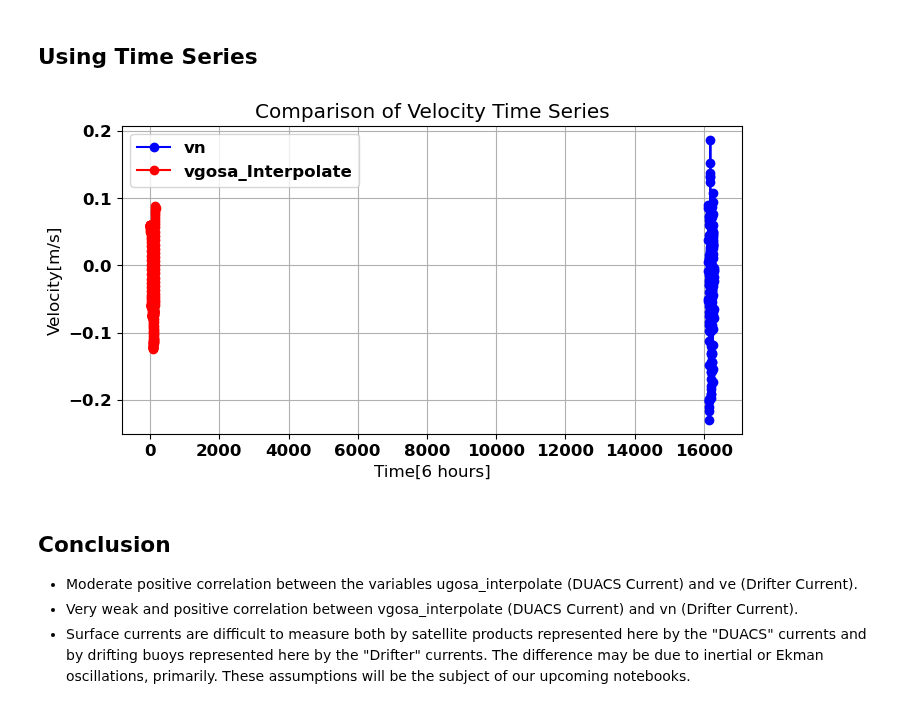
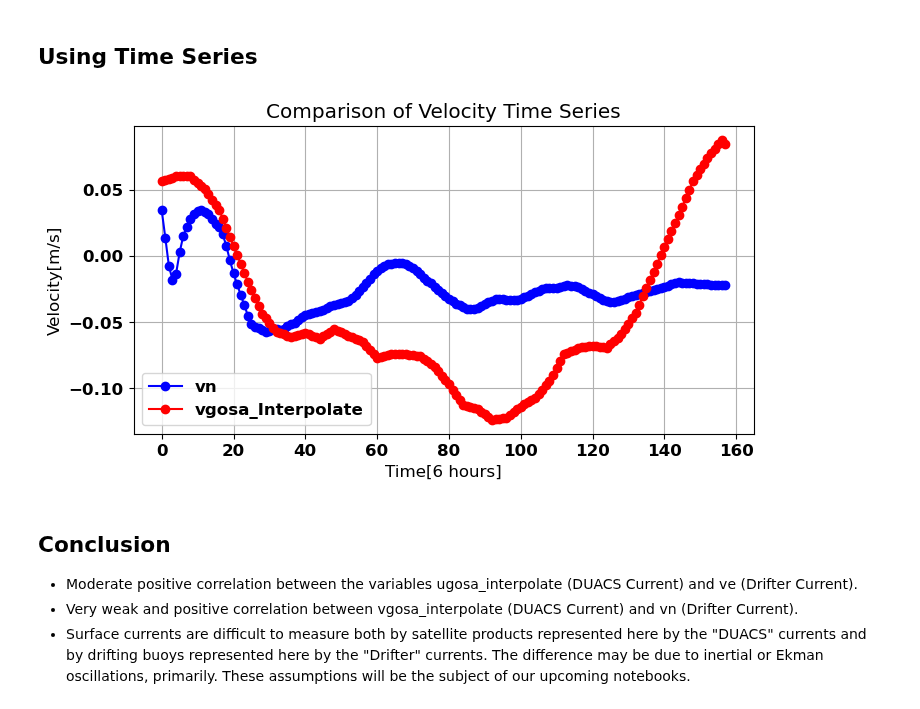
Before and after one commit to Julio-Leonel-Donfack/Courants-Derivants-Cmems, a Jupyter notebook: 3-interpolation-cmems-drifter-62.ipynb, the cells around one changed output. Saved outputs shown, nothing was run; the diff lists cells and outputs as text; code cells hidden in the pictures.

```diff
--- a/3-interpolation-cmems-drifter-62.ipynb
+++ b/3-interpolation-cmems-drifter-62.ipynb
@@ -205,8 +205,7 @@ interpolated_values_ugosa = interpolated_data['ugosa'].values
 # note that interpolated_variable is a function of time, longitude and latitude.
 # We average over longitude and latitude to have it over time and has a dimension
 
-mean_ugosa_1=np.mean(interpolated_values_ugosa, axis=1)
-mean_ugosa_2=np.mean(mean_ugosa_1, axis=1)
+mean_ugosa_2=np.mean(interpolated_values_ugosa, axis=(1, 2))
 df_1['ugosa'] = mean_ugosa_2
 
 # Plot the interpolated data
@@ -254,8 +253,7 @@ interpolated_values_vgosa = interpolated_data['vgosa'].values
 # note that interpolated_variable is a function of time, longitude and latitude.
 # We average over longitude and latitude to have it over time and has a dimension
 
-mean_vgosa_1=np.mean(interpolated_values_vgosa, axis=1)
-mean_vgosa_2=np.mean(mean_vgosa_1, axis=1)
+mean_vgosa_2=np.mean(interpolated_values_vgosa, axis=(1, 2))
 df_1['vgosa'] = mean_vgosa_2
 
 # Plot the interpolated data
@@ -453,23 +560,23 @@ plt.show()
 # %%
  # Plot time series
 plt.figure(figsize=(8, 4))
-plt.plot(df_1['vn'], color='Blue', marker='o', linestyle='-',label='vn')
+plt.plot(filtered_values, color='Blue', marker='o', linestyle='-',label='vn')
 plt.plot(mean_vgosa_2, color='RED', marker='o', linestyle='-', label='vgosa_Interpolate')
 plt.legend([f'Correlation: {correlation:.2f}'], loc='upper left')
 
 # Add title, axis labels, grid and legend
 plt.title('Comparison of Velocity Time Series')
 plt.xlabel('Time[6 hours]')
 plt.ylabel('Velocity[m/s]')
 plt.grid(True)
 plt.legend()
 
 # save graphe
 plt.savefig("fig16 mode.png")
 # Show plot
 plt.show()
 # %% [output]
-[figure, old version]
+[figure, new version]
 # %% [markdown]
 ## Conclusion
  - Moderate positive correlation between the variables ugosa_interpolate (DUACS Current) and ve (Drifter Current).
```
Also changed, not shown: parts of 12 cells of this notebook.
